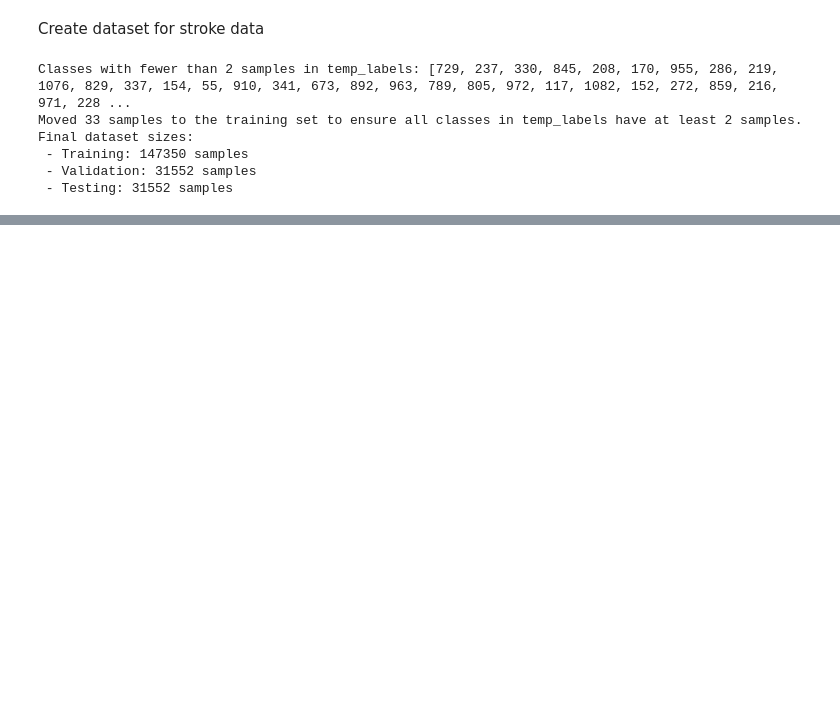
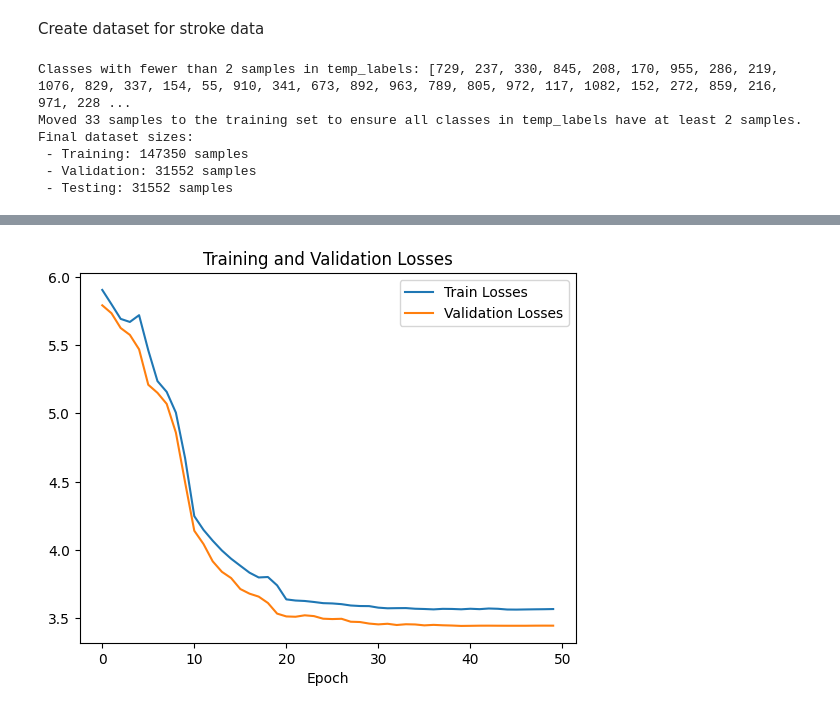
Before and after one commit to connor-mcbride/HandLaTeX, a Jupyter notebook: backend/training/model_builder.ipynb, the cells around one changed output, grey strips where cells are left out. Drawn from its saved outputs; the diff is of its cells as text; code cells hidden in the pictures; blank space fills up the shorter version.

```diff
--- a/backend/training/model_builder.ipynb
+++ b/backend/training/model_builder.ipynb
@@ -332,9 +349,9 @@ train_losses, train_accuracies, val_losses, val_accuracies = train(
 # %%
 plt.plot(train_losses, label="Train Losses")
-plt.plot(train_accuracies, label="Train Accuracies")
 plt.plot(val_losses, label="Validation Losses")
-plt.plot(val_accuracies, label="Validation Accuracies")
 plt.xlabel("Epoch")
-plt.ylabel("y")
+plt.title("Training and Validation Losses")
 plt.legend()
 plt.show()
+# %% [output]
+[figure, added]
```
Also changed, not shown: parts of 5 cells of this notebook, 1 other file.
